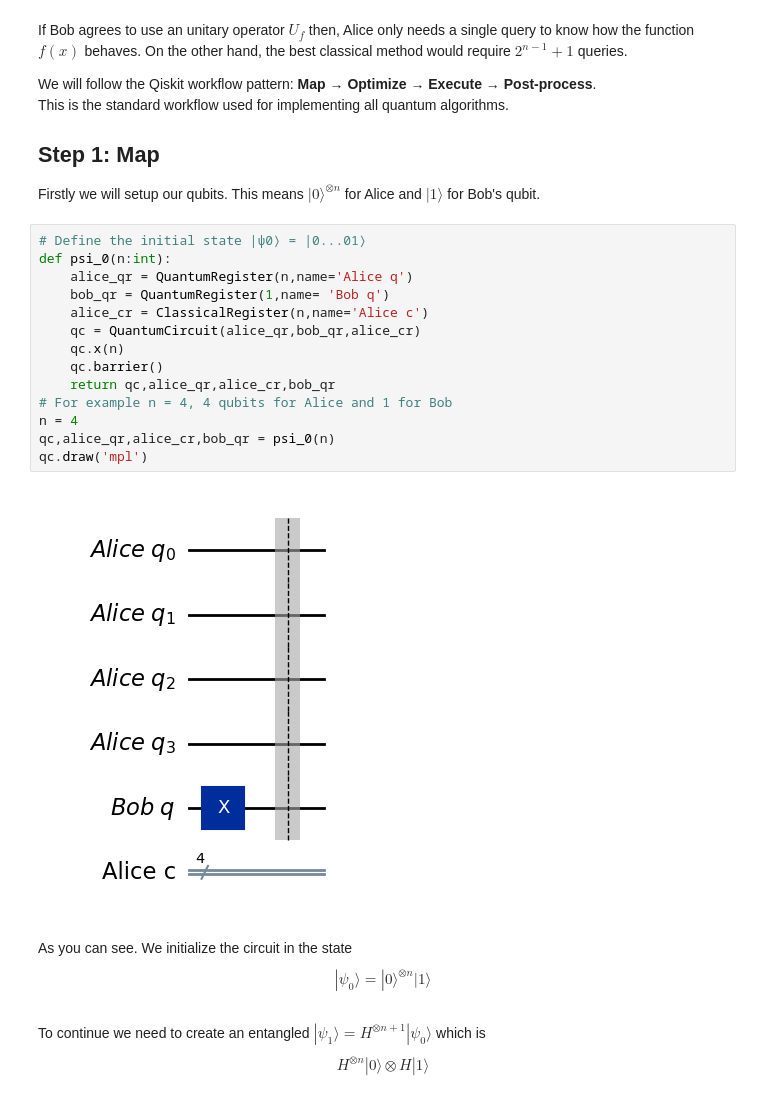
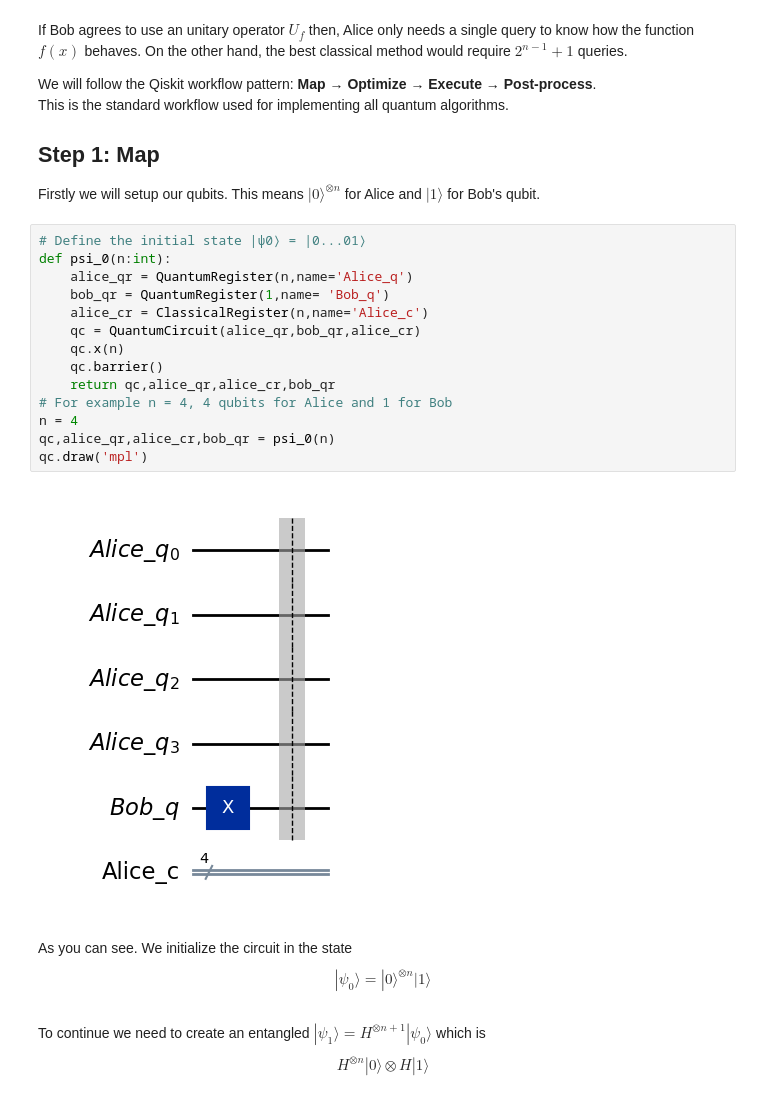
Before and after one commit to Javiifdez/Deutch-Jozsa, a Jupyter notebook: Implementation.ipynb, the cells around one changed output. Cells and saved outputs as stored; diff of their text form.

```diff
--- a/Implementation.ipynb
+++ b/Implementation.ipynb
@@ -131,19 +131,19 @@ Firstly we will setup our qubits. This means $|0\rangle^{\otimes n}$ for Alice a
 # %%
 # Define the initial state |ψ0⟩ = |0...01⟩
 def psi_0(n:int):
-    alice_qr = QuantumRegister(n,name='Alice q')
-    bob_qr = QuantumRegister(1,name= 'Bob q')
-    alice_cr = ClassicalRegister(n,name='Alice c')
+    alice_qr = QuantumRegister(n,name='Alice_q')
+    bob_qr = QuantumRegister(1,name= 'Bob_q')
+    alice_cr = ClassicalRegister(n,name='Alice_c')
     qc = QuantumCircuit(alice_qr,bob_qr,alice_cr)
     qc.x(n)
     qc.barrier()
     return qc,alice_qr,alice_cr,bob_qr
 # For example n = 4, 4 qubits for Alice and 1 for Bob
 n = 4
 qc,alice_qr,alice_cr,bob_qr = psi_0(n)
 qc.draw('mpl')
 # %% [output]
-[figure, old version]
+[figure, new version]
 # %% [markdown]
 As you can see. We initialize the circuit in the state $$ |\psi_0\rangle = |0\rangle^{\otimes n} |1\rangle $$ <br>
 To continue we need to create an entangled $|\psi_1\rangle =  H^{\otimes n+1}|\psi_0\rangle $
```
Also changed, not shown: parts of 7 cells of this notebook.
